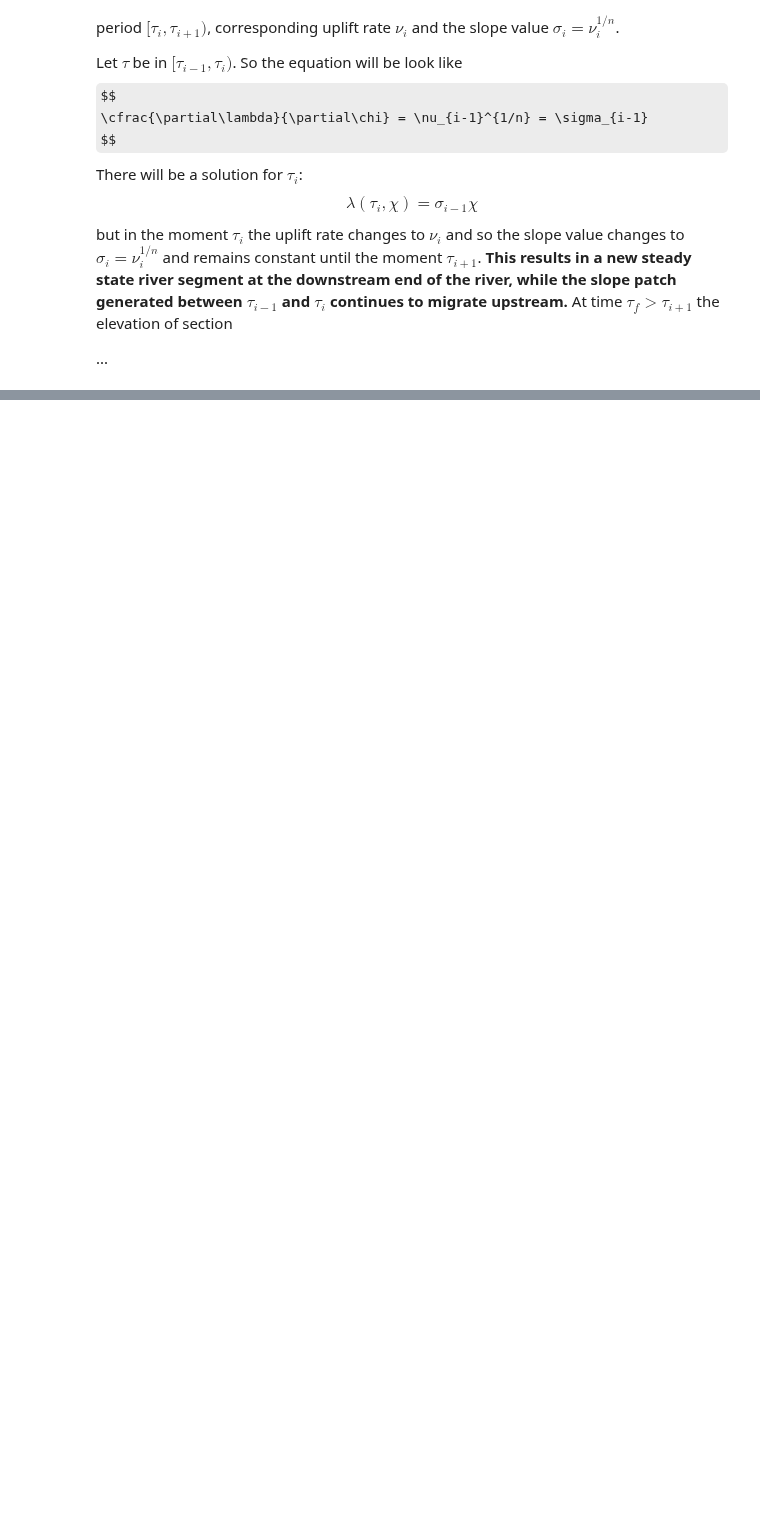
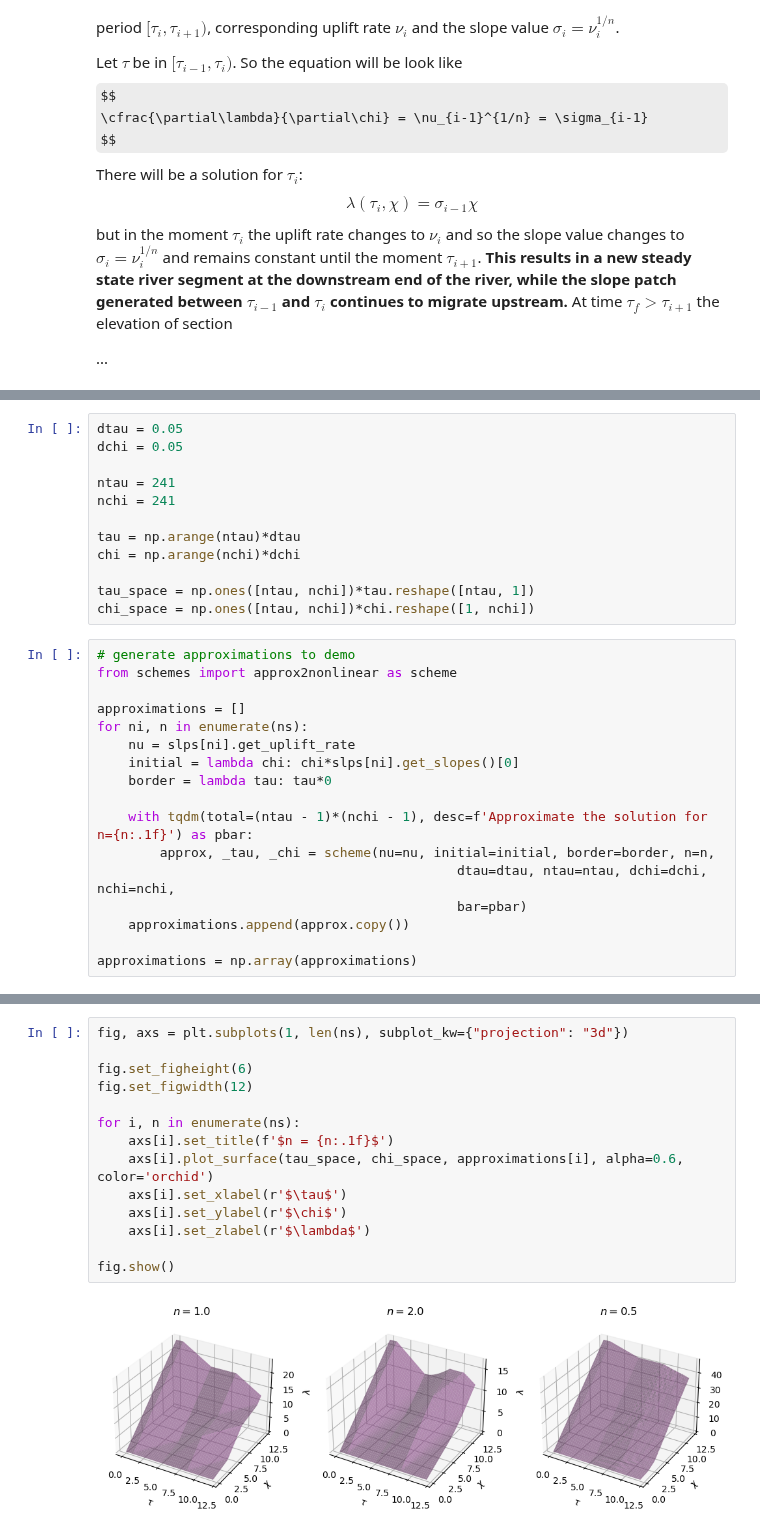
Before and after one commit to zimfv/river-profiles, a Jupyter notebook: notebooks/Slope Patches.ipynb, the cells around one changed output, grey strips where cells are left out. Cells and saved outputs as stored; diff of their text form; some formulas as TeX source; blank space fills up the shorter version.

```diff
--- a/notebooks/Slope Patches.ipynb
+++ b/notebooks/Slope Patches.ipynb
@@ -400,0 +488,29 @@ plt.show()
+# %%
+dtau = 0.05
+dchi = 0.05
+
+ntau = 241
+nchi = 241
+
+tau = np.arange(ntau)*dtau
+chi = np.arange(nchi)*dchi
+
+tau_space = np.ones([ntau, nchi])*tau.reshape([ntau, 1])
+chi_space = np.ones([ntau, nchi])*chi.reshape([1, nchi])
+# %%
+# generate approximations to demo
+from schemes import approx2nonlinear as scheme
+
+approximations = []
+for ni, n in enumerate(ns):
+    nu = slps[ni].get_uplift_rate
+    initial = lambda chi: chi*slps[ni].get_slopes()[0]
+    border = lambda tau: tau*0
+
+    with tqdm(total=(ntau - 1)*(nchi - 1), desc=f'Approximate the solution for n={n:.1f}') as pbar:
+        approx, _tau, _chi = scheme(nu=nu, initial=initial, border=border, n=n,
+                                              dtau=dtau, ntau=ntau, dchi=dchi, nchi=nchi,
+                                              bar=pbar)
+    approximations.append(approx.copy())
+
+approximations = np.array(approximations)
@@ -401 +519,17 @@ plt.show()
+# %%
+fig, axs = plt.subplots(1, len(ns), subplot_kw={"projection": "3d"})
+
+fig.set_figheight(6)
+fig.set_figwidth(12)
+
+for i, n in enumerate(ns):
+    axs[i].set_title(f'$n = {n:.1f}$')
+    axs[i].plot_surface(tau_space, chi_space, approximations[i], alpha=0.6, color='orchid')
+    axs[i].set_xlabel(r'$\tau$')
+    axs[i].set_ylabel(r'$\chi$')
+    axs[i].set_zlabel(r'$\lambda$')
+
+fig.show()
+# %% [output]
+[figure, added]
 # %%
```
Also changed, not shown: parts of 11 cells of this notebook, 1 other file.
